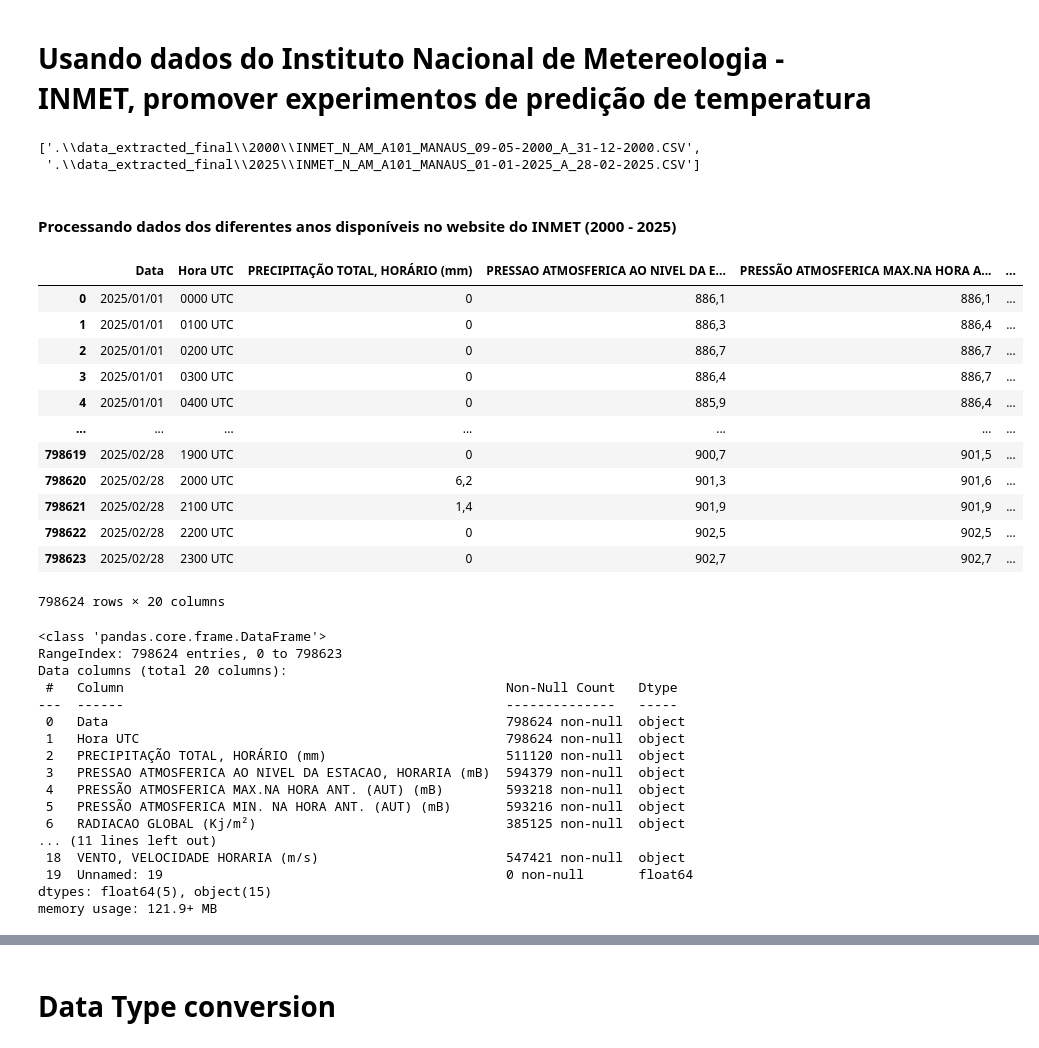
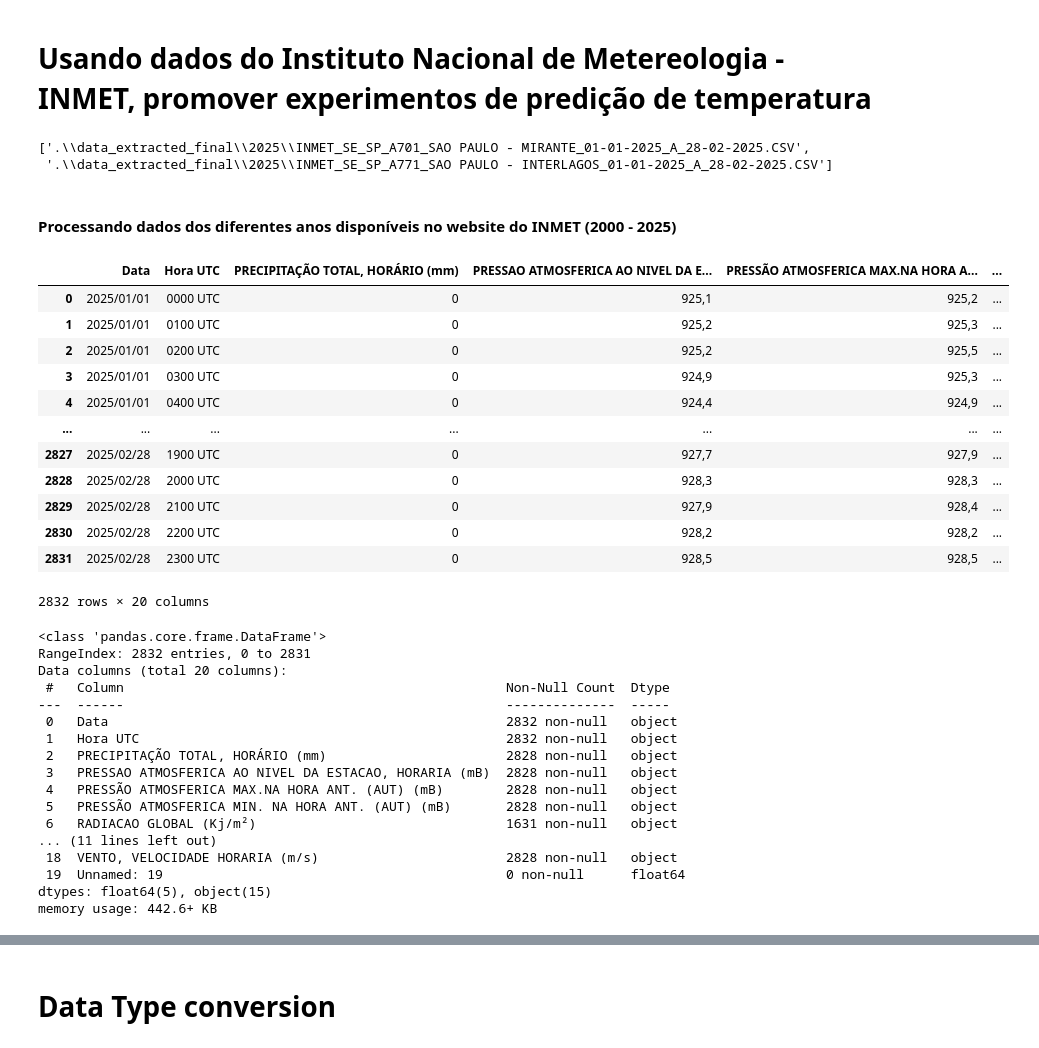
Before and after one commit to tracyxoxo/TCC-IA, a Jupyter notebook: TCC.ipynb, the cells around one changed output, grey strips where cells are left out. Saved outputs shown, nothing was run; the diff lists cells and outputs as text; code cells hidden in the pictures.

Commit message:
Update TCC.ipynb
removing glob library, markdown explaining columns, updating files variable

```diff
--- a/TCC.ipynb
+++ b/TCC.ipynb
@@ -44,61 +43,61 @@ filterFiles_paths = []
 
 for root, dirs, files in os.walk(final_path):
     for file in files:
-        if 'MANAUS' in file: #só usei manaus de exemplo pq é o que eu tinha na minha base aqui
+        if 'SAO PAULO' in file:
             filterFiles_path = os.path.join(root, file)
             filterFiles_paths.append(filterFiles_path)
 
 filterFiles_paths
 # %% [output]
-['.\\data_extracted_final\\2000\\INMET_N_AM_A101_MANAUS_09-05-2000_A_31-12-2000.CSV',
- '.\\data_extracted_final\\2025\\INMET_N_AM_A101_MANAUS_01-01-2025_A_28-02-2025.CSV']
+['.\\data_extracted_final\\2025\\INMET_SE_SP_A701_SAO PAULO - MIRANTE_01-01-2025_A_28-02-2025.CSV',
+ '.\\data_extracted_final\\2025\\INMET_SE_SP_A771_SAO PAULO - INTERLAGOS_01-01-2025_A_28-02-2025.CSV']
 # %% [markdown]
 #### **Processando dados dos diferentes anos disponíveis no website do INMET (2000 - 2025)**
 # %%
 df_list = []
 
-files = glob.glob(files_path) #Acredito que podemos apenas trocar o files_path por filterFiles_paths aqui não?
+files = filterFiles_paths
 
 for file in files:
     df = pd.read_csv(file, encoding="ISO-8859-1", sep=";", skiprows=8, header=0)
     df_list.append(df)
     general_df = pd.concat(df_list, ignore_index=True)
 
 general_df
 # %% [output]
 |  | Data | Hora UTC | PRECIPITAÇÃO TOTAL, HORÁRIO (mm) | PRESSAO ATMOSFERICA AO NIVEL DA E... | PRESSÃO ATMOSFERICA MAX.NA HORA A... | ... |
-| 0 | 2025/01/01 | 0000 UTC | 0 | 886,1 | 886,1 | ... |
-| 1 | 2025/01/01 | 0100 UTC | 0 | 886,3 | 886,4 | ... |
-| 2 | 2025/01/01 | 0200 UTC | 0 | 886,7 | 886,7 | ... |
-| 3 | 2025/01/01 | 0300 UTC | 0 | 886,4 | 886,7 | ... |
-| 4 | 2025/01/01 | 0400 UTC | 0 | 885,9 | 886,4 | ... |
+| 0 | 2025/01/01 | 0000 UTC | 0 | 925,1 | 925,2 | ... |
+| 1 | 2025/01/01 | 0100 UTC | 0 | 925,2 | 925,3 | ... |
+| 2 | 2025/01/01 | 0200 UTC | 0 | 925,2 | 925,5 | ... |
+| 3 | 2025/01/01 | 0300 UTC | 0 | 924,9 | 925,3 | ... |
+| 4 | 2025/01/01 | 0400 UTC | 0 | 924,4 | 924,9 | ... |
 | ... | ... | ... | ... | ... | ... | ... |
-| 798619 | 2025/02/28 | 1900 UTC | 0 | 900,7 | 901,5 | ... |
-| 798620 | 2025/02/28 | 2000 UTC | 6,2 | 901,3 | 901,6 | ... |
-| 798621 | 2025/02/28 | 2100 UTC | 1,4 | 901,9 | 901,9 | ... |
-| 798622 | 2025/02/28 | 2200 UTC | 0 | 902,5 | 902,5 | ... |
-| 798623 | 2025/02/28 | 2300 UTC | 0 | 902,7 | 902,7 | ... |
+| 2827 | 2025/02/28 | 1900 UTC | 0 | 927,7 | 927,9 | ... |
+| 2828 | 2025/02/28 | 2000 UTC | 0 | 928,3 | 928,3 | ... |
+| 2829 | 2025/02/28 | 2100 UTC | 0 | 927,9 | 928,4 | ... |
+| 2830 | 2025/02/28 | 2200 UTC | 0 | 928,2 | 928,2 | ... |
+| 2831 | 2025/02/28 | 2300 UTC | 0 | 928,5 | 928,5 | ... |
-798624 rows × 20 columns
+2832 rows × 20 columns
 # %%
 general_df.info()
 # %% [output]
 <class 'pandas.core.frame.DataFrame'>
-RangeIndex: 798624 entries, 0 to 798623
+RangeIndex: 2832 entries, 0 to 2831
 Data columns (total 20 columns):
- #   Column                                                 Non-Null Count   Dtype
----  ------                                                 --------------   -----
- 0   Data                                                   798624 non-null  object
- 1   Hora UTC                                               798624 non-null  object
- 2   PRECIPITAÇÃO TOTAL, HORÁRIO (mm)                       511120 non-null  object
- 3   PRESSAO ATMOSFERICA AO NIVEL DA ESTACAO, HORARIA (mB)  594379 non-null  object
- 4   PRESSÃO ATMOSFERICA MAX.NA HORA ANT. (AUT) (mB)        593218 non-null  object
- 5   PRESSÃO ATMOSFERICA MIN. NA HORA ANT. (AUT) (mB)       593216 non-null  object
- 6   RADIACAO GLOBAL (Kj/m²)                                385125 non-null  object
+ #   Column                                                 Non-Null Count  Dtype
+---  ------                                                 --------------  -----
+ 0   Data                                                   2832 non-null   object
+ 1   Hora UTC                                               2832 non-null   object
+ 2   PRECIPITAÇÃO TOTAL, HORÁRIO (mm)                       2828 non-null   object
+ 3   PRESSAO ATMOSFERICA AO NIVEL DA ESTACAO, HORARIA (mB)  2828 non-null   object
+ 4   PRESSÃO ATMOSFERICA MAX.NA HORA ANT. (AUT) (mB)        2828 non-null   object
+ 5   PRESSÃO ATMOSFERICA MIN. NA HORA ANT. (AUT) (mB)       2828 non-null   object
+ 6   RADIACAO GLOBAL (Kj/m²)                                1631 non-null   object
 ... (11 lines left out)
- 18  VENTO, VELOCIDADE HORARIA (m/s)                        547421 non-null  object
- 19  Unnamed: 19                                            0 non-null       float64
+ 18  VENTO, VELOCIDADE HORARIA (m/s)                        2828 non-null   object
+ 19  Unnamed: 19                                            0 non-null      float64
 dtypes: float64(5), object(15)
-memory usage: 121.9+ MB
+memory usage: 442.6+ KB
 # %%
 general_df.drop(['Unnamed: 19'], axis=1, inplace=True)
 
```
Also changed, not shown: parts of 4 cells of this notebook.
